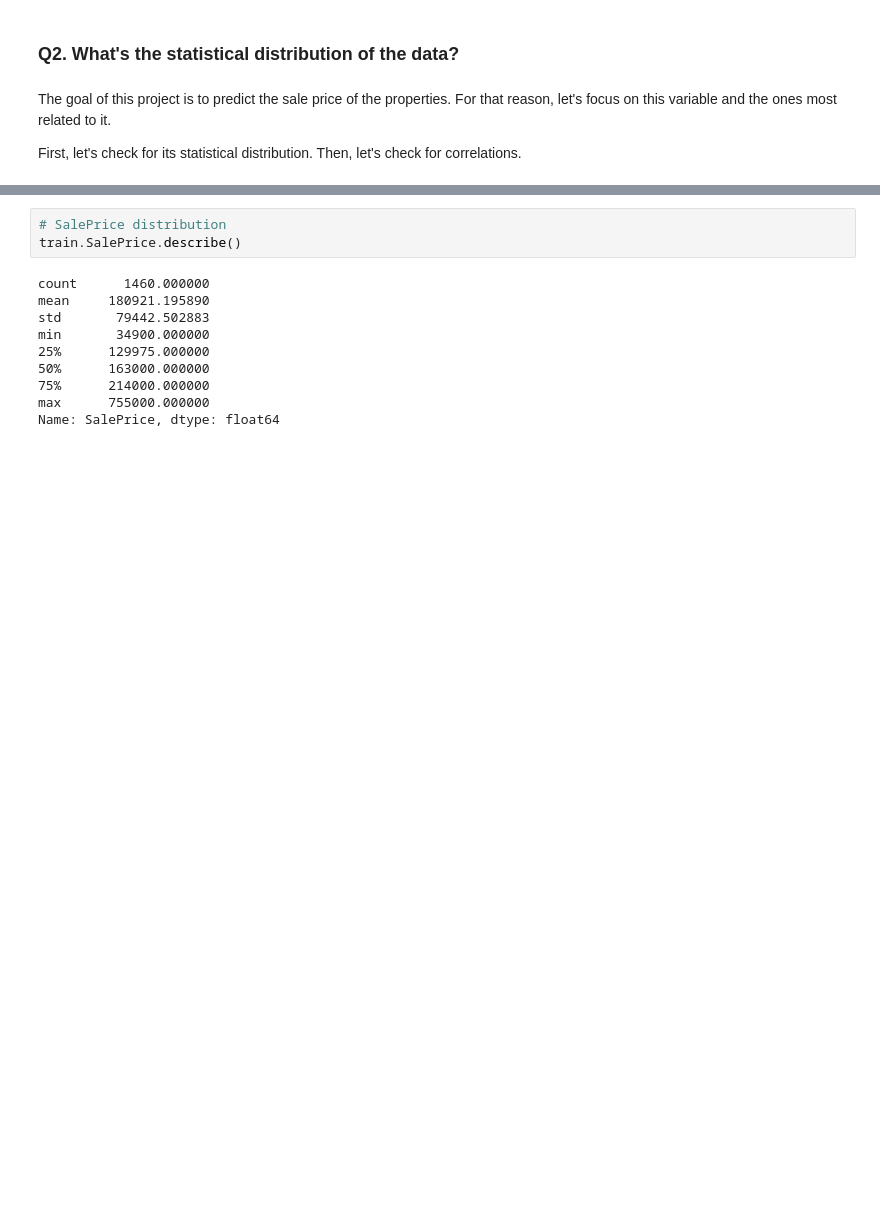
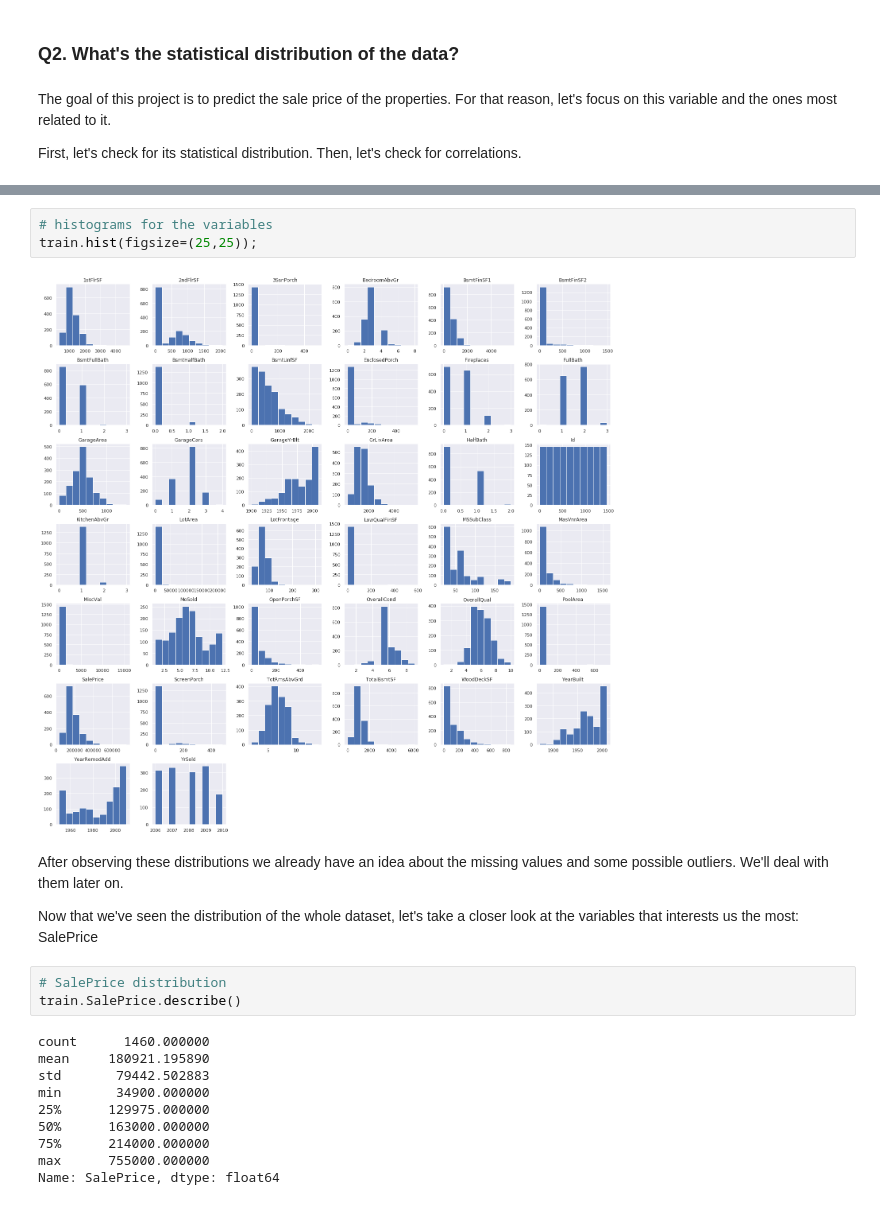
Before and after one commit to rafaelnduarte/Kaggle_House_Prices, a Jupyter notebook: Kaggle_House_Price_Prediction.ipynb, the cells around one changed output, grey strips where cells are left out. Drawn from its saved outputs; the diff is of its cells as text; blank space fills up the shorter version.

```diff
--- a/Kaggle_House_Price_Prediction.ipynb
+++ b/Kaggle_House_Price_Prediction.ipynb
@@ -641,3 +664,12 @@ First, let's check for its statistical distribution. Then, let's check for corre
+# %%
+# histograms for the variables
+train.hist(figsize=(25,25));
+# %% [output]
+[figure, added]
+# %% [markdown]
+After observing these distributions we already have an idea about the missing values and some possible outliers. We'll deal with them later on.
+
+Now that we've seen the distribution of the whole dataset, let's take a closer look at the variables that interests us the most: SalePrice
 # %%
 # SalePrice distribution
 train.SalePrice.describe()
```
Also changed, not shown: parts of 35 cells of this notebook.
